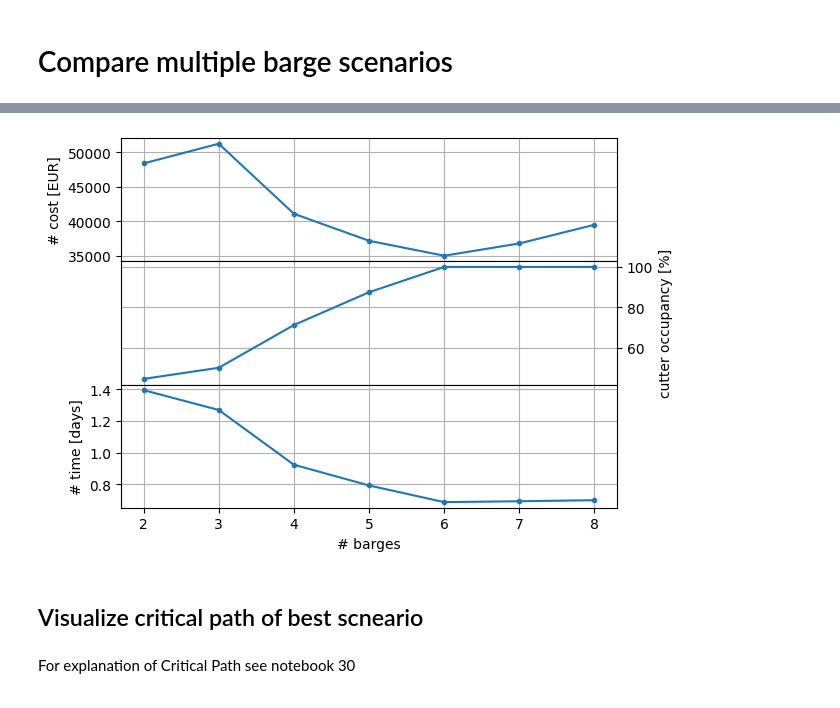
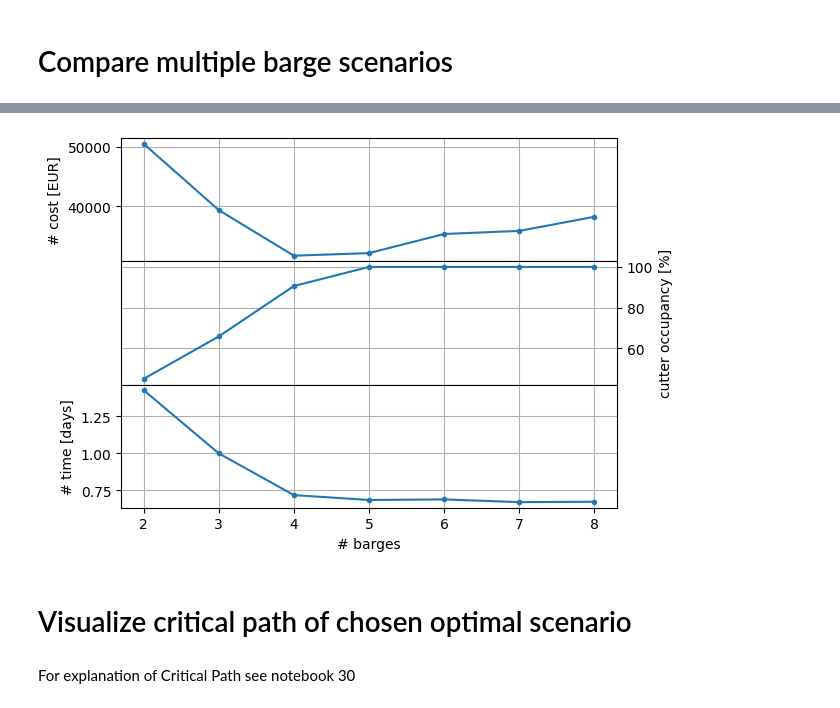
Before and after one commit to TUDelft-CITG/OpenCLSim, a Jupyter notebook: notebooks/24_cutters and barges.ipynb, the cells around one changed output, grey strips where cells are left out. Drawn from its saved outputs; the diff is of its cells as text; code cells hidden in the pictures.

Commit message:
fix occupancy to match total_amount

```diff
--- a/notebooks/24_cutters and barges.ipynb
+++ b/notebooks/24_cutters and barges.ipynb
@@ -56,8 +56,7 @@ TransportProcessingResource = type(
     {},
 )
 # %%
-def run(NR_BARGES, total_amount):
-    simulation_start = 0
+def run(NR_BARGES, total_amount, simulation_start=0):
     my_env = simpy.Environment(initial_time=simulation_start)
     registry = {}
 
@@ -125,13 +124,14 @@ def run(NR_BARGES, total_amount):
                 name=f"sequential_activity_subcycle {vessel_name}",
                 registry=registry,
                 sub_processes=[
-                    model.BasicActivity(
-                        env=my_env,
-                        name=f"basic activity:"+vessels[vessel_name].name,
-                        registry=registry,
-                        duration=duration,
-                        additional_logs=[vessels[vessel_name]],
-                    ),
+# cannot be linked to a vessel as it is neither mover, processor, origin or destination
+#                     model.BasicActivity(
+#                         env=my_env,
+#                         name=f"basic activity:"+vessels[vessel_name].name,
+#                         registry=registry,
+#                         duration=duration,
+#                         additional_logs=[vessels[vessel_name]],
+#                     ),
                     model.MoveActivity(
                         env=my_env,
                         name=f"sailing empty:"+vessels[vessel_name].name,
@@ -197,7 +197,8 @@ def run(NR_BARGES, total_amount):
 nbarges = len(barge_names)
 assert len(set(barge_names))==len(barge_names), 'barge_names need to be unique'
 total_amount = 100
-res = run(3,total_amount)
+simulation_start = 0
+res = run(3,total_amount, simulation_start)
 
 vessels = res['vessels']
 sites = res['sites']
@@ -294,7 +291,8 @@ def occupancy_analysis(vessels, cutter, activities, vessel_cost):
 results = []
 occupancy = []
 cost = []
-finish, duration = [], []
+duration = []
+
 n_barges = range(2,len(barge_names)) # +1 at least 1 barge
 for i in n_barges:
     results.append(run(i,total_amount))
@@ -305,10 +303,16 @@ for i in n_barges:
 
     cutter = vessels[cutter_name]
 
-    df = occupancy_analysis(vessels, cutter, activities,vessel_cost)
+    df = occupancy_analysis(vessels, cutter_name, total_amount, vessel_cost)
     occupancy.append(df.loc[cutter_name]['occupancy [%]'])
-    cost.append(df['cost'].sum())
-    finish.append(df['finish'].max())
+    cost.append(df['cost actual'].sum())
     duration.append((df['finish'].max() - df['start'].min()).total_seconds()/3600/24)
-    display(df)
+    #     display(df)
+
+scenarios = {'# barges':n_barges,
+             'cutter occupancy':occupancy,
+             'total cost':cost,
+             'total duration':duration}
+scenarios = pd.DataFrame.from_dict(scenarios)
+scenarios
 # %% [output]
@@ -378,22 +327,23 @@ Occupancy "Cutter T": 100.0 % Total cost 39505.0
 # %%
+# plot 3 optimization criteria: cost, duration, occupancy (1/flexibility)
 %matplotlib inline
 import matplotlib.pyplot as plt
 
 fig = plt.figure()
 gs = fig.add_gridspec(3, hspace=0)
 axs = gs.subplots(sharex=True)
 
 
-axs[0].plot(n_barges,cost,'.-'), axs[0].set_ylabel('# cost [EUR]'),axs[0].grid();
+axs[0].plot(scenarios['# barges'],scenarios['total cost'],'.-'), axs[0].set_ylabel('# cost [EUR]'),axs[0].grid();
 # axs[0].set_xlabel('# barges');
 
-axs[1].plot(n_barges,occupancy,'.-'), axs[1].set_ylabel('cutter occupancy [%]'),axs[1].grid();
+axs[1].plot(scenarios['# barges'],scenarios['cutter occupancy'],'.-'), axs[1].set_ylabel('cutter occupancy [%]'),axs[1].grid();
 # axs[1].set_xlabel('# barges');
 axs[1].yaxis.set_label_position("right")
 axs[1].yaxis.tick_right()
 
-axs[2].plot(n_barges,duration,'.-'), axs[2].set_ylabel('# time [days]'),axs[2].grid();
+axs[2].plot(scenarios['# barges'],scenarios['total duration'],'.-'), axs[2].set_ylabel('# time [days]'),axs[2].grid();
 
 axs[-1].set_xlabel('# barges');
 # %% [output]
-[figure, old version]
+[figure, new version]
@@ -400,5 +354,5 @@ axs[-1].set_xlabel('# barges');
 # %% [markdown]
-## Visualize critical path of best scneario
+# Visualize critical path of chosen optimal scenario
 # %% [markdown]
 For explanation of Critical Path see notebook 30
 # %%
```
Also changed, not shown: parts of 23 cells of this notebook, 3 other files.
